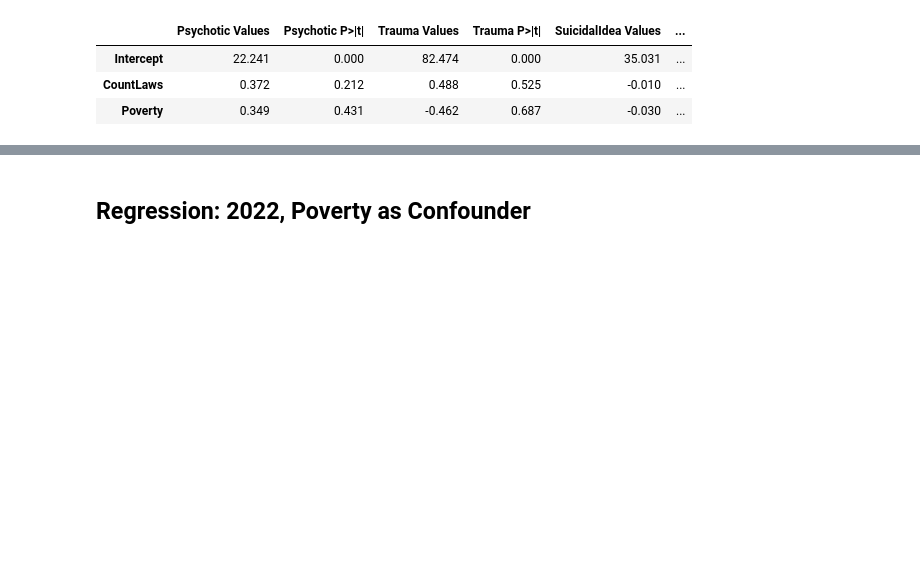
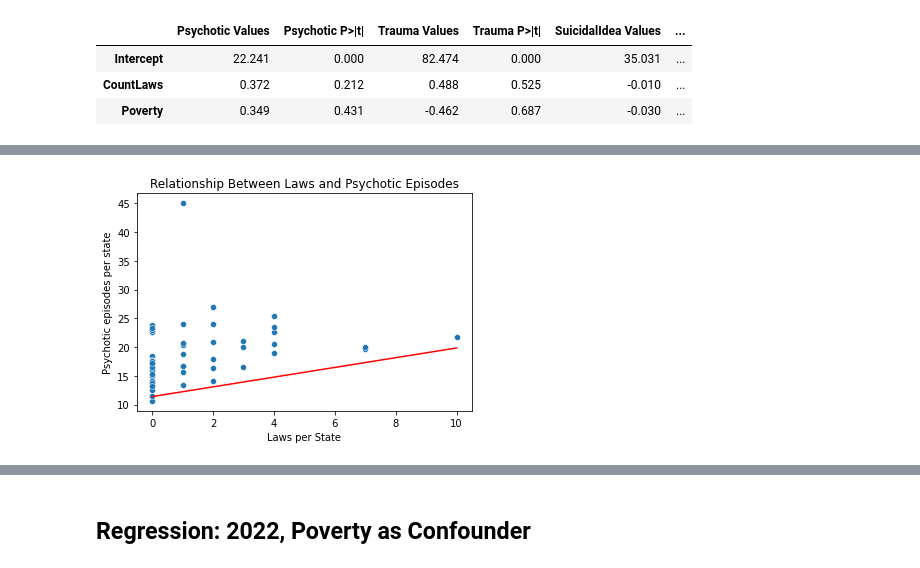
Before and after one commit to sofiatka/LGBTQ-Laws-and-MH, a Jupyter notebook: FinalProject_Group126_WI24.ipynb, the cells around one changed output, grey strips where cells are left out. Cells and saved outputs as stored; diff of their text form; code cells hidden in the pictures; blank space fills up the shorter version.

```diff
--- a/FinalProject_Group126_WI24.ipynb
+++ b/FinalProject_Group126_WI24.ipynb
@@ -1529,0 +1566,27 @@ results_adults
+# %%
+sns.scatterplot()
+x = mh_laws_20_adult['CountLaws']
+y = mh_laws_20_adult['Psychotic']
+
+# Plot scatter plot
+sns.scatterplot(x=x, y=y)
+
+
+slope =  0.845
+
+intercept = 11.393
+
+# Create line data
+line_x = np.linspace(np.min(x), np.max(x), 100)
+line_y = slope * line_x + intercept
+
+# Plot the line
+plt.plot(line_x, line_y, color='red')
+
+plt.xlabel('Laws per State')
+plt.ylabel('Psychotic episodes per state')
+plt.title('Relationship Between Laws and Psychotic Episodes')
+
+plt.show()
+# %% [output]
+[figure, added]
```
Also changed, not shown: parts of 19 cells of this notebook.
